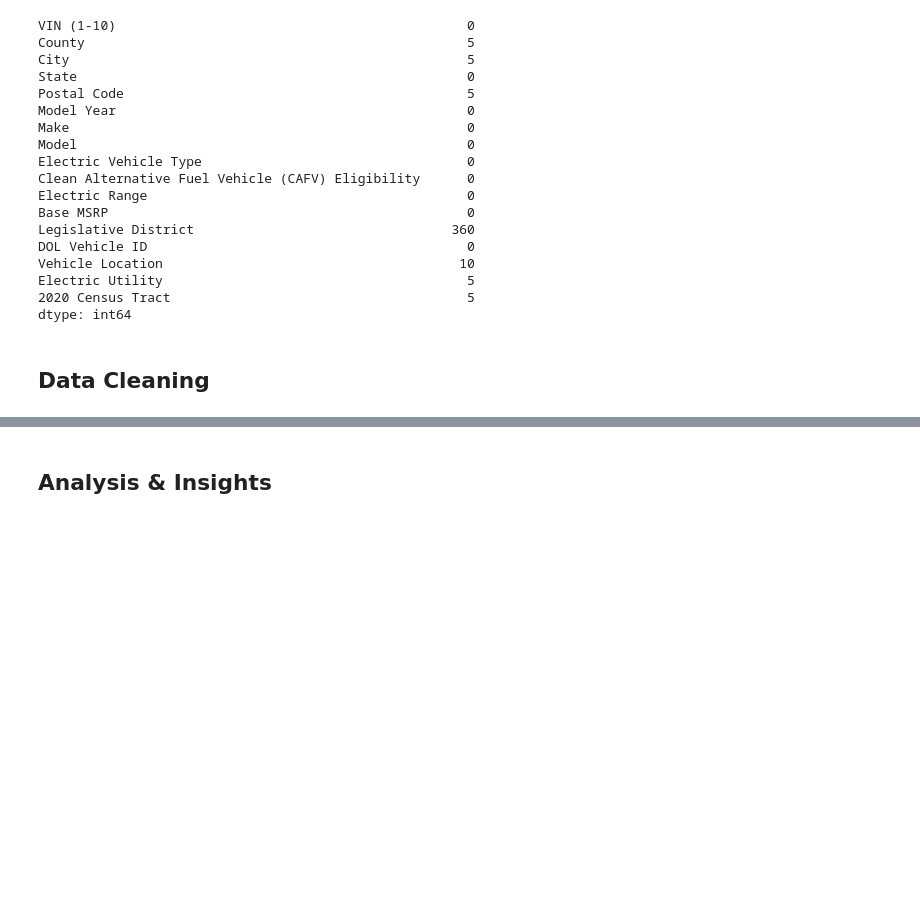
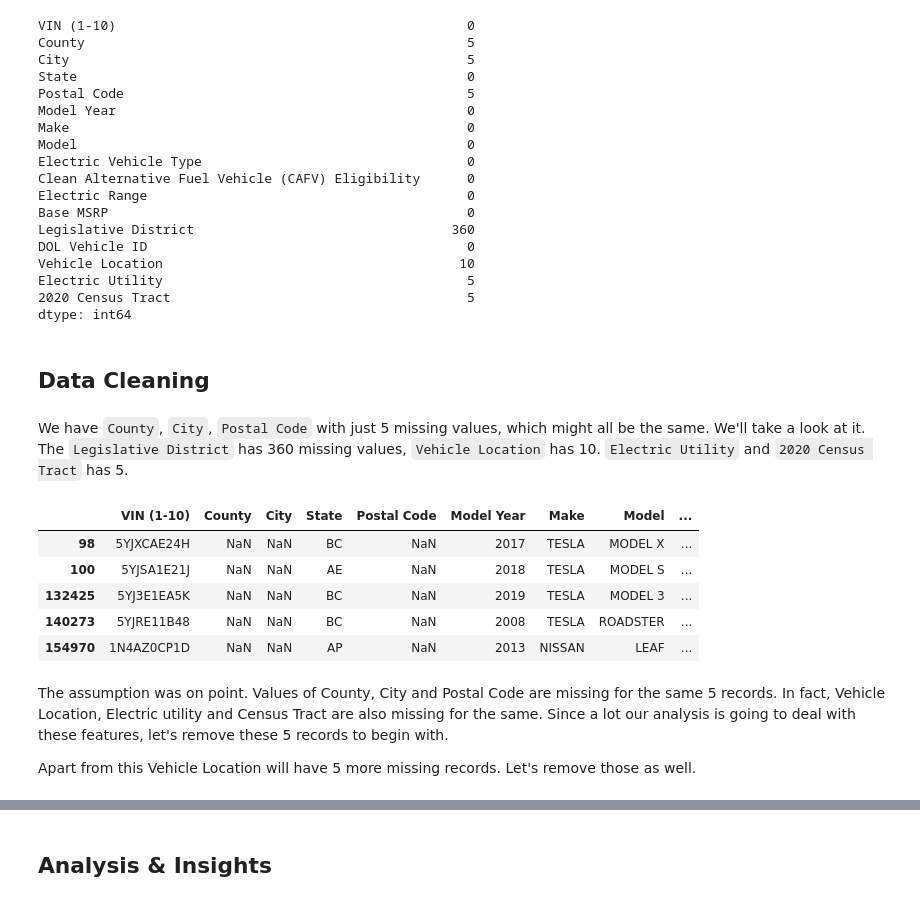
Before and after one commit to NatsuD99/EV_Analysis, a Jupyter notebook: EV_Viz_Project.ipynb, the cells around one changed output, grey strips where cells are left out. Cells and saved outputs as stored; diff of their text form; code cells hidden in the pictures; blank space fills up the shorter version.

```diff
--- a/EV_Viz_Project.ipynb
+++ b/EV_Viz_Project.ipynb
@@ -86,3 +88,19 @@ Electric Utility                                       5
 dtype: int64
 # %% [markdown]
 ## Data Cleaning
+# %% [markdown]
+We have `County`, `City`, `Postal Code` with just 5 missing values, which might all be the same. We'll take a look at it.
+The `Legislative District` has 360 missing values, `Vehicle Location` has 10. `Electric Utility` and `2020 Census Tract` has 5.
+# %%
+df[df['County'].isna()]
+# %% [output]
+|  | VIN (1-10) | County | City | State | Postal Code | Model Year | Make | Model | ... |
+| 98 | 5YJXCAE24H | NaN | NaN | BC | NaN | 2017 | TESLA | MODEL X | ... |
+| 100 | 5YJSA1E21J | NaN | NaN | AE | NaN | 2018 | TESLA | MODEL S | ... |
+| 132425 | 5YJ3E1EA5K | NaN | NaN | BC | NaN | 2019 | TESLA | MODEL 3 | ... |
+| 140273 | 5YJRE11B48 | NaN | NaN | BC | NaN | 2008 | TESLA | ROADSTER | ... |
+| 154970 | 1N4AZ0CP1D | NaN | NaN | AP | NaN | 2013 | NISSAN | LEAF | ... |
+# %% [markdown]
+The assumption was on point. Values of County, City and Postal Code are missing for the same 5 records. In fact, Vehicle Location, Electric utility and Census Tract are also missing for the same. Since a lot our analysis is going to deal with these features, let's remove these 5 records to begin with.
+
+Apart from this Vehicle Location will have 5 more missing records. Let's remove those as well.
```
Also changed, not shown: parts of 7 cells of this notebook.
